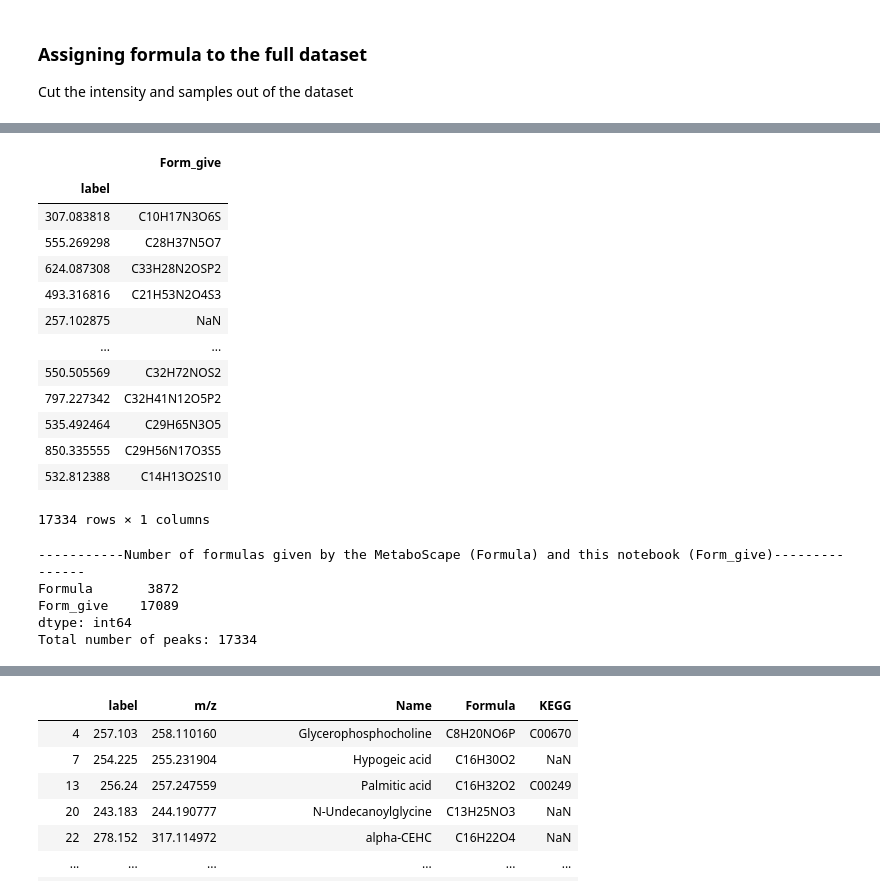
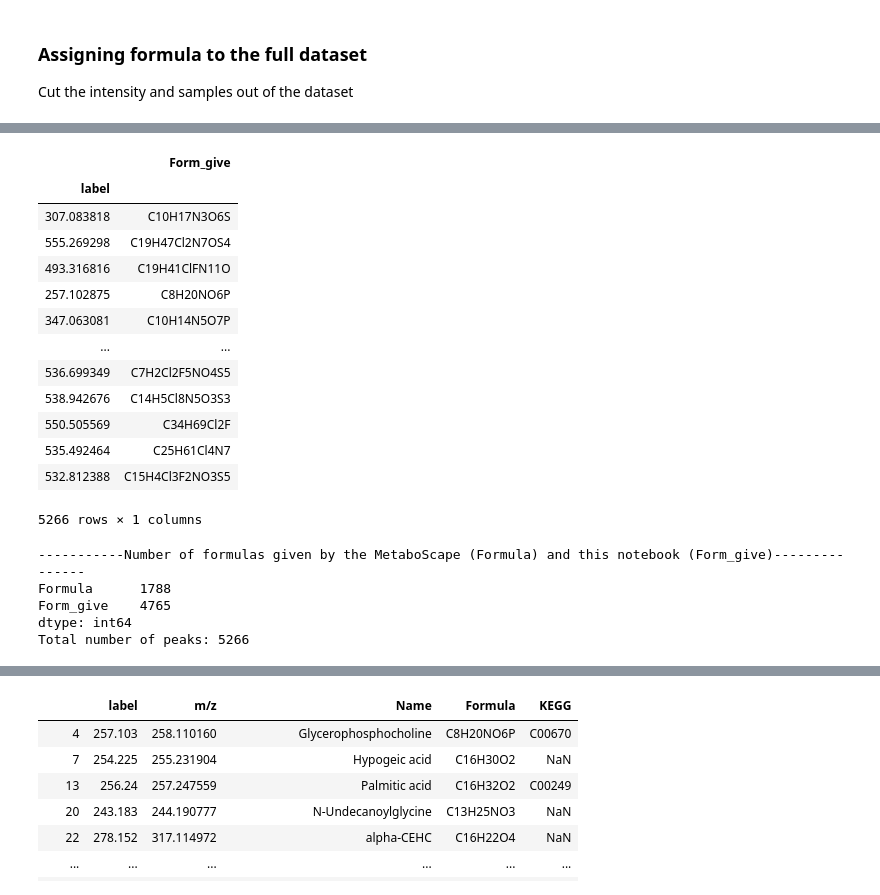
Before and after one commit to aeferreira/similarity_share, a Jupyter notebook: FormGeneration_Assignment.ipynb, the cells around one changed output, grey strips where cells are left out. Drawn from its saved outputs; the diff is of its cells as text; code cells hidden in the pictures.

Commit message:
Overhaul of FormGeneration_Assignment.ipynb with more efficient functions, extra conditions, additions of F and Cl elements.... Added tabela5yeasts11-3-2020.xlsx.

```diff
--- a/FormGeneration_Assignment.ipynb
+++ b/FormGeneration_Assignment.ipynb
@@ -210,9 +373,11 @@ Making a dictionary of dataframes with each dataframe having all possible formul
 # %%
 formulas = {}
+#Change range here - don't do range(1,12)!!
+#Example range(1,4), gives in the formula dictionary 3 DataFrames with formulas with m/z between 100-200, 200-300 and 300-400
 for i in range(1,12):
     a = form_calc(i*100, (i+1)*100, elem_range = ms_range)
-    formulas['dict' + str(i*100)] = pd.DataFrame.from_dict(a, orient = 'index', columns = ['Abundance', 'C','H','O','N','S','P'])
+    formulas['dict' + str(i*100)] = pd.DataFrame.from_dict(a, orient = 'index', columns = ['Abundance', 'C','H','O','N','S','P','F','Cl'])
     formulas['dict' + str(i*100)] = formulas['dict' + str(i*100)].sort_index()
     #Writing a .csv file of the data
-    formulas['dict' + str(i*100)].to_csv('dict' + str(i*100) + '.csv')
-#a = form_calc(300, 300, elem_range = com_range) #using the common 99.7 common range described in the 7 golden rules paper.
+    #formulas['dict' + str(i*100)].to_csv('dict' + str(i*100) + '.csv')
+#a = form_calc(200, 300, elem_range = com_range) #using the common 99.7 common range described in the 7 golden rules paper.
@@ -338,7 +610,10 @@ teste
 | 147 | 186.089 | 225.052442 | 5-_2-Methylpropyl_tetrahydro-2-ox... | C9H14O4 | NaN | 0.0 | 0.0 | 0.0 | 4.850851e+06 | ... |
 | 172 | 190.121 | 229.083634 | NaN | C9H18O4 | NaN | 0.0 | 0.0 | 0.0 | 0.000000e+00 | ... |
 # %%
+teste_form = []
 for i in range(len(teste)):
     mass = teste.iloc[i,0]
-    print(form_checker(mass, threshold, threshppm))
+    print(form_checker(mass, threshold, threshppm, df = formulas['dict100'])) #1st Form Checker function
+    #print(form_checker(mass, threshppm, df = formulas['dict100'])) #2nd Form Checker function
+    teste_form.append(form_checker(mass, threshold, threshppm, df = formulas['dict100']))
 # %% [output]
@@ -349,0 +625,7 @@ for i in range(len(teste)):
+# %%
+intersection = 0
+cls = 0
+for i in range(len(teste)):
+    if teste.iloc[i,3] == teste_form[i][1]:
+        intersection = intersection + 1
+intersection
@@ -361,10 +647,13 @@ forma = pd.DataFrame(np.zeros((len(formula_file2),1)), index = formula_file2['la
 # %%
+#Change range here - don't do range(1,12)!!
+#Same range as in the form_calc before
 for i in range (1,12):
-    teste = formula_file[formula_file2['label'] < (i+1)*100]
+    teste = formula_file2[formula_file2['label'] < (i+1)*100]
     teste = teste[teste['label'] > i*100]
     for j in range(len(teste)):
         mass = teste.iloc[j,0]
-        tup = form_checker(mass, threshold, threshppm, dicta = formulas['dict' + str(i*100)])
+        tup = form_checker(mass, threshold, threshppm, df = formulas['dict' + str(i*100)]) #1st Form Checker function
+        #tup = form_checker(mass, threshppm, df = formulas['dict' + str(i*100)]) #2nd Form Checker function
         forma.loc[tup[0]] = tup[1]
         #print(j)
-    #print(i*100, 'complete')
+    print(i*100, 'complete')
@@ -373,17 +670,17 @@ for i in range (1,12):
 # %%
-forma.loc[forma.index<900]
+forma.loc[forma.index<600]
 # %% [output]
 |  | Form_give |
 | label |  |
 | 307.083818 | C10H17N3O6S |
-| 555.269298 | C28H37N5O7 |
-| 624.087308 | C33H28N2OSP2 |
-| 493.316816 | C21H53N2O4S3 |
-| 257.102875 | NaN |
+| 555.269298 | C19H47Cl2N7OS4 |
+| 493.316816 | C19H41ClFN11O |
+| 257.102875 | C8H20NO6P |
+| 347.063081 | C10H14N5O7P |
 | ... | ... |
-| 550.505569 | C32H72NOS2 |
-| 797.227342 | C32H41N12O5P2 |
-| 535.492464 | C29H65N3O5 |
-| 850.335555 | C29H56N17O3S5 |
-| 532.812388 | C14H13O2S10 |
+| 536.699349 | C7H2Cl2F5NO4S5 |
+| 538.942676 | C14H5Cl8N5O3S3 |
+| 550.505569 | C34H69Cl2F |
+| 535.492464 | C25H61Cl4N7 |
+| 532.812388 | C15H4Cl3F2NO3S5 |
-17334 rows × 1 columns
+5266 rows × 1 columns
@@ -393,7 +688,7 @@ ccccc = forma
 formula_file2 = formula_file2.set_index('label')
 ending = pd.concat([formula_file2,forma], axis = 1)
 # %%
-ending = ending.loc[ending.index<900]
+ending = ending.loc[ending.index<600]
 colus = ending[['Formula','Form_give']]
 
 colus2 = colus.notnull()
@@ -402,7 +697,7 @@ print(colus2.sum())
 print('Total number of peaks:', len(ending))
 # %% [output]
 -----------Number of formulas given by the MetaboScape (Formula) and this notebook (Form_give)---------------
-Formula       3872
-Form_give    17089
+Formula      1788
+Form_give    4765
 dtype: int64
-Total number of peaks: 17334
+Total number of peaks: 5266
```
Also changed, not shown: parts of 50 cells of this notebook, 1 other file.
